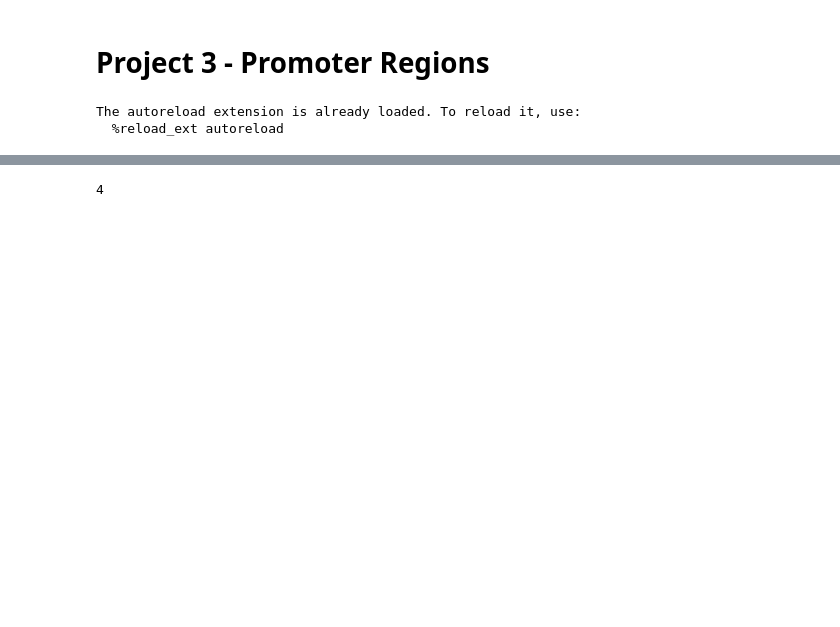
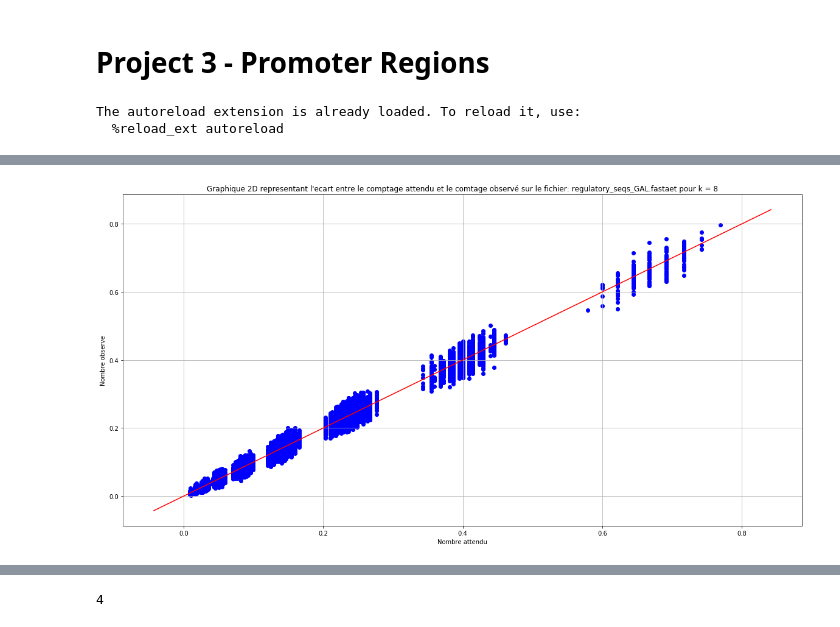
Before and after one commit to hanouticelina/promoter--regions, a Jupyter notebook: results.ipynb, the cells around one changed output, grey strips where cells are left out. Drawn from its saved outputs; the diff is of its cells as text; code cells hidden in the pictures; blank space fills up the shorter version.

```diff
--- a/results.ipynb
+++ b/results.ipynb
@@ -40,0 +29,7 @@ list(probas)
+# %%
+cerevisae,chromos_flattened,freqs,probas = utils.read_file(files[0])
+obs, exp = project.compare_simulations(len(chromos_flattened),probas,[8],1000)
+observed, expected = utils.encode_file(chromos_flattened,j,probas,obs, exp)
+utils.plot(files[i],8,observed,expected)
+# %% [output]
+[figure, added]
```
Also changed, not shown: parts of 10 cells of this notebook, 6 other files.
